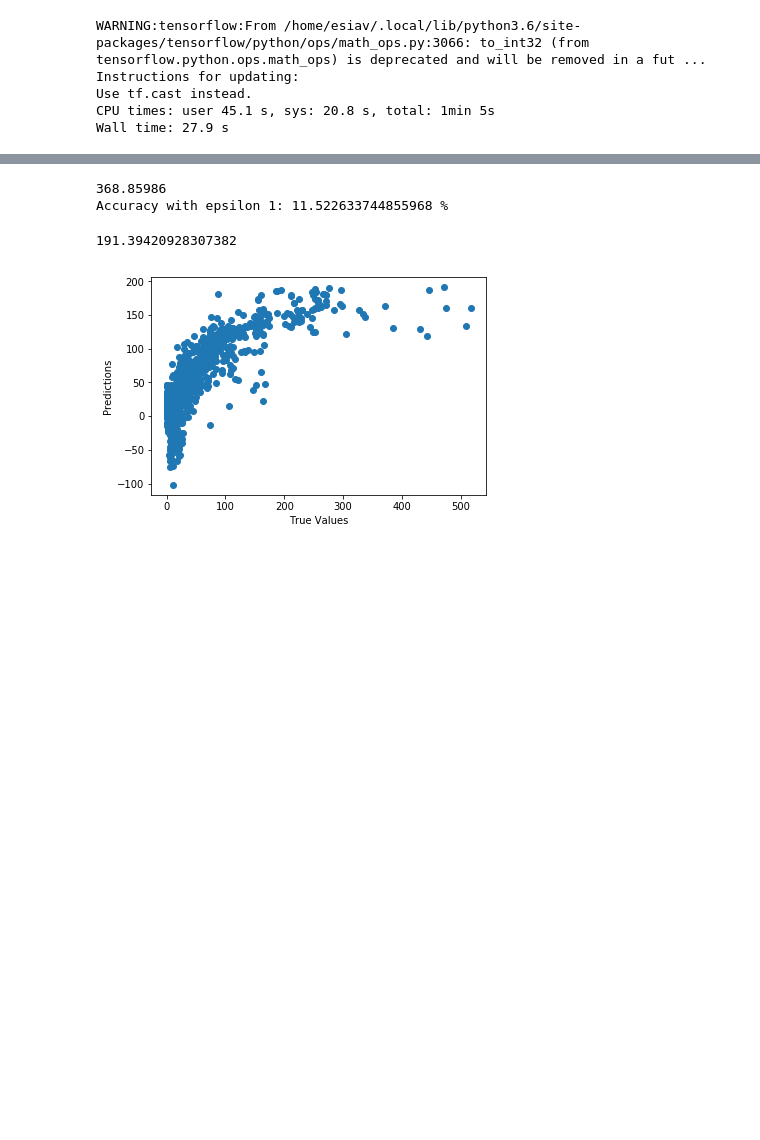
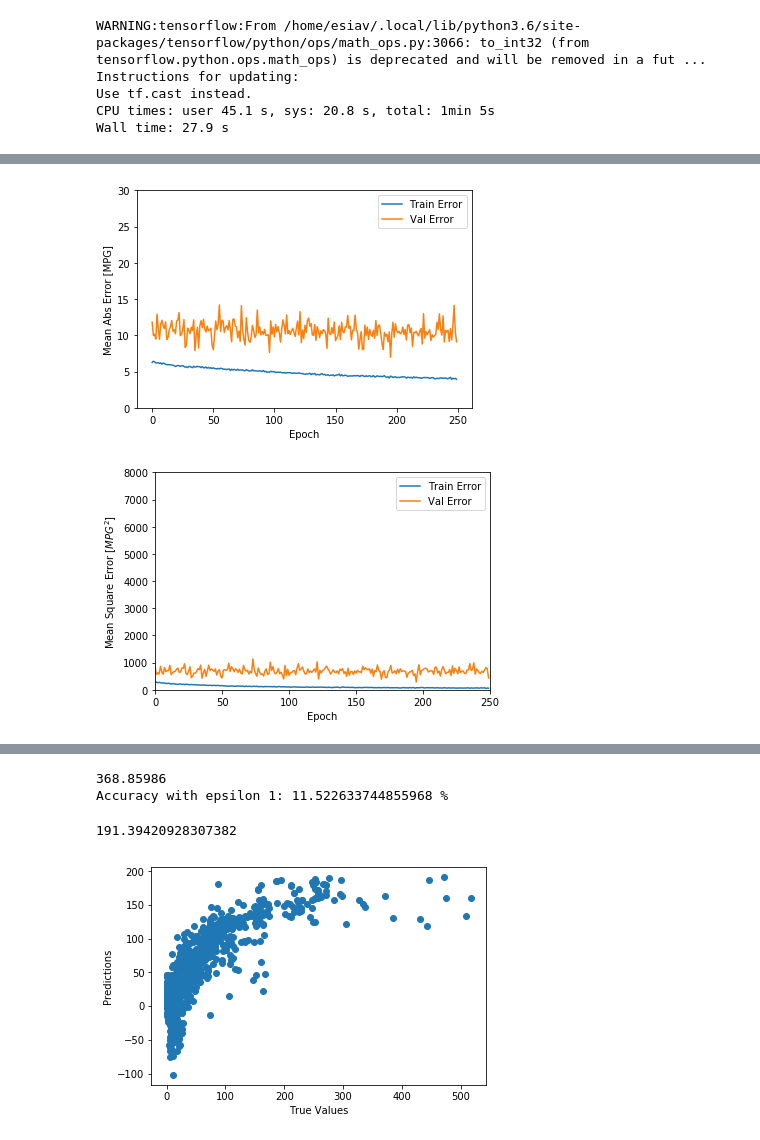
Before and after one commit to ericksiavichay/CS-229A-Final-Project, a Jupyter notebook: modelNotebook.ipynb, the cells around one changed output, grey strips where cells are left out. Saved outputs shown, nothing was run; the diff lists cells and outputs as text; code cells hidden in the pictures; blank space fills up the shorter version.

```diff
--- a/modelNotebook.ipynb
+++ b/modelNotebook.ipynb
@@ -297,12 +273,27 @@ def build_model_B():
                 optimizer=optimizer,
                 metrics=['mean_absolute_error', 'mean_squared_error'])
   return model
+
+def build_model_C():
+  model = keras.Sequential([
+    layers.Dense(15, activation=tf.nn.relu, input_shape=[len(train.keys())]),
+    layers.Dense(10, activation=tf.nn.relu),
+    layers.Dense(5, activation=tf.nn.relu),
+    layers.Dense(1)
+  ])
+  optimizer = tf.keras.optimizers.RMSprop(0.001)
+  model.compile(loss='mean_squared_error',
+                optimizer=optimizer,
+                metrics=['mean_absolute_error', 'mean_squared_error'])
+  return model
 # %%
 %%time
 model_A = build_model_A()
 model_A.summary()
 model_B = build_model_B()
 model_B.summary()
+model_C = build_model_C()
+model_C.summary()
 # %% [output]
 _________________________________________________________________
 Layer (type)                 Output Shape              Param #
@@ -365,0 +357,5 @@ Wall time: 1min 5s
+# %%
+%%time
+# See where the error jumps on a particular example (maybe jumps when on high way or city)
+history_object_C = model_C.fit(normed_train, train_labels, epochs=250, verbose=2,
+         validation_data=(normed_validate, validate_labels))
@@ -405,0 +431,5 @@ plot_history(history_object_B)
+# %%
+plot_history(history_object_C)
+# %% [output]
+[figure, added]
+[figure, added]
```
Also changed, not shown: parts of 19 cells of this notebook, 1 other file.
